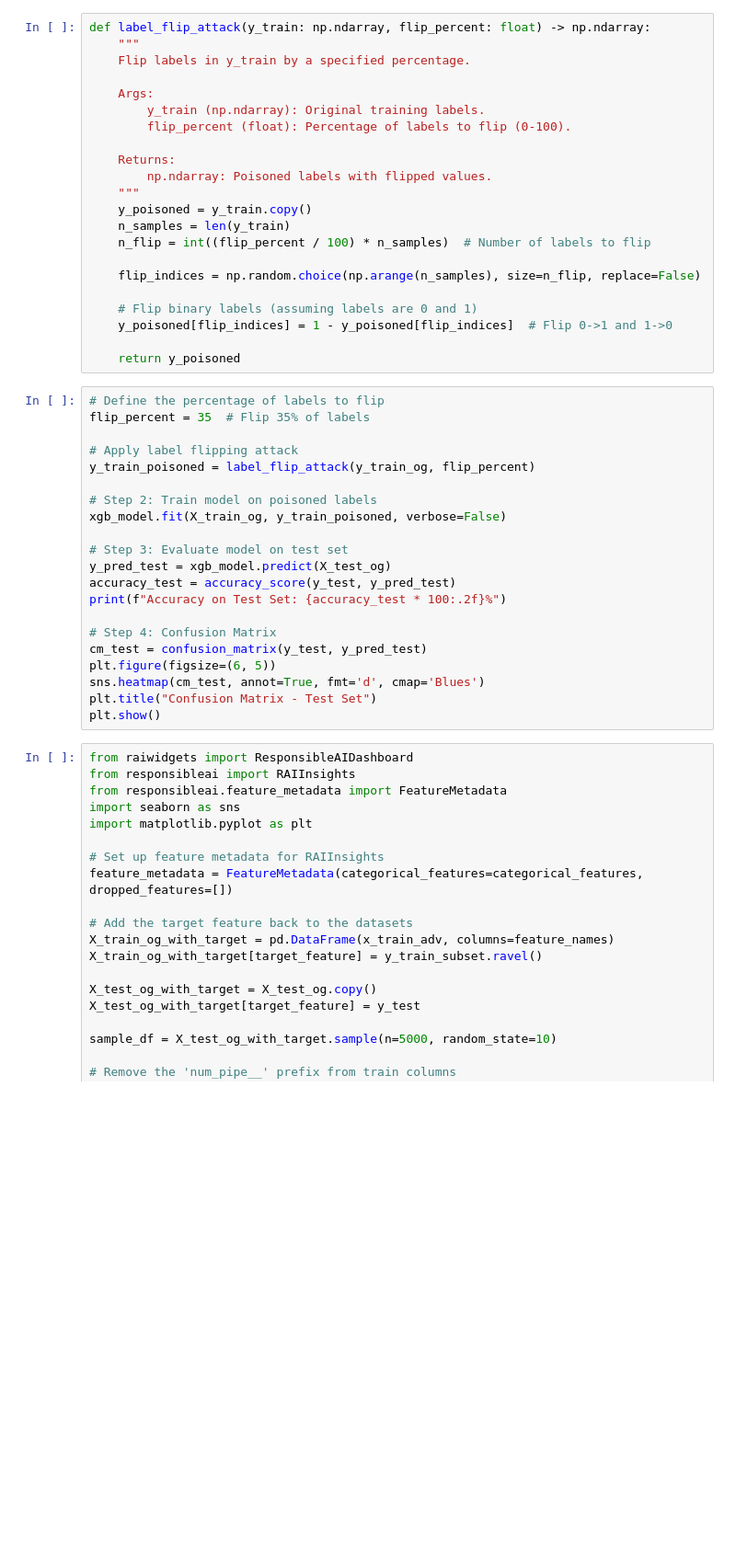
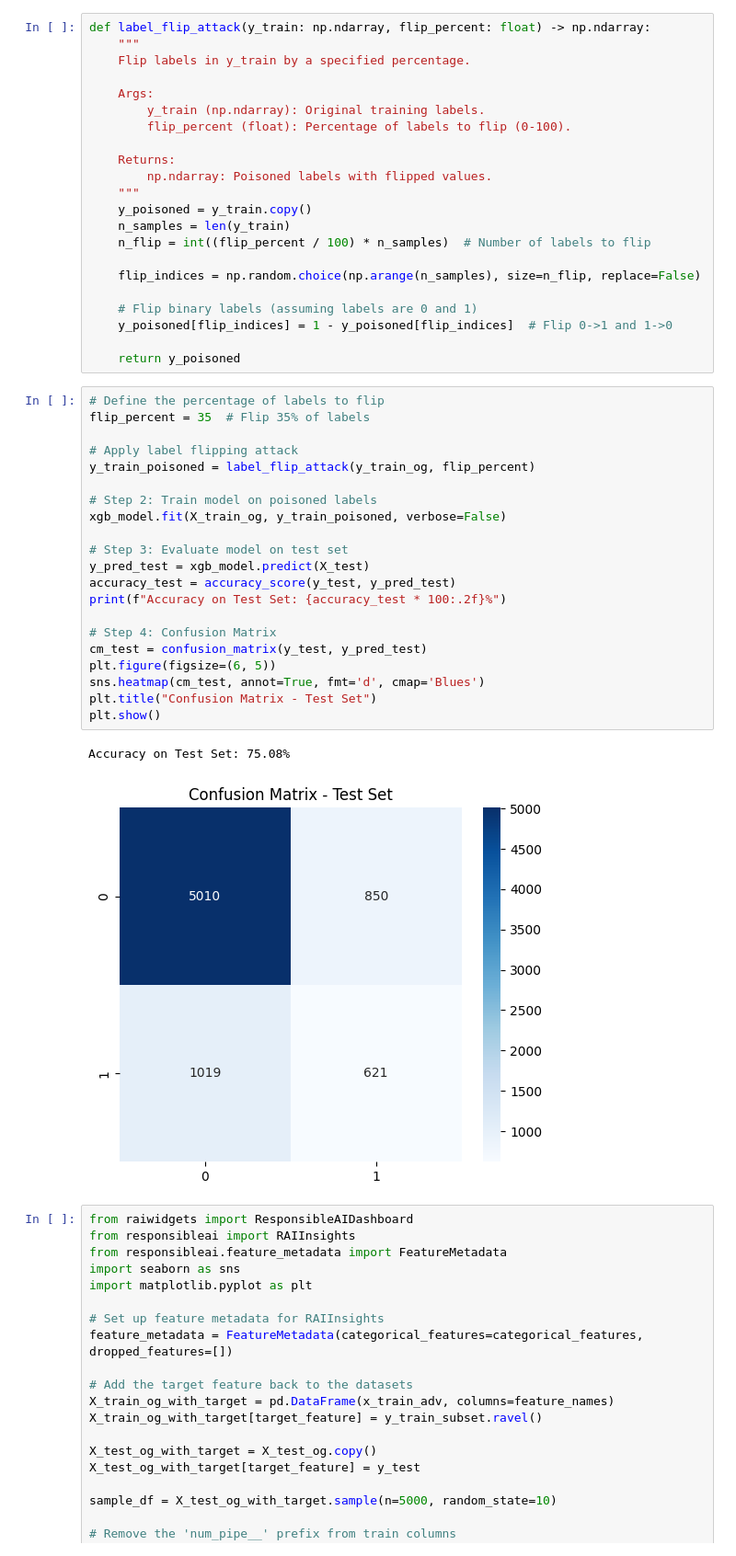
Before and after one commit to Jui1337/responsible-ai-security, a Jupyter notebook: rai-img-merged/baseline-model-attack.ipynb, the cells around one changed output. Shown at 92% size. Cells and saved outputs as stored; diff of their text form; blank space fills up the shorter version.

```diff
--- a/rai-img-merged/baseline-model-attack.ipynb
+++ b/rai-img-merged/baseline-model-attack.ipynb
@@ -113,24 +178,27 @@ def label_flip_attack(y_train: np.ndarray, flip_percent: float) -> np.ndarray:
 # %%
 # Define the percentage of labels to flip
 flip_percent = 35  # Flip 35% of labels
 
 # Apply label flipping attack
 y_train_poisoned = label_flip_attack(y_train_og, flip_percent)
 
 # Step 2: Train model on poisoned labels
 xgb_model.fit(X_train_og, y_train_poisoned, verbose=False)
 
 # Step 3: Evaluate model on test set
-y_pred_test = xgb_model.predict(X_test_og)
+y_pred_test = xgb_model.predict(X_test)
 accuracy_test = accuracy_score(y_test, y_pred_test)
 print(f"Accuracy on Test Set: {accuracy_test * 100:.2f}%")
 
 # Step 4: Confusion Matrix
 cm_test = confusion_matrix(y_test, y_pred_test)
 plt.figure(figsize=(6, 5))
 sns.heatmap(cm_test, annot=True, fmt='d', cmap='Blues')
 plt.title("Confusion Matrix - Test Set")
 plt.show()
+# %% [output]
+Accuracy on Test Set: 75.08%
+[figure, added]
 # %%
 from raiwidgets import ResponsibleAIDashboard
 from responsibleai import RAIInsights
```
Also changed, not shown: parts of 5 cells of this notebook, 1 other file.
